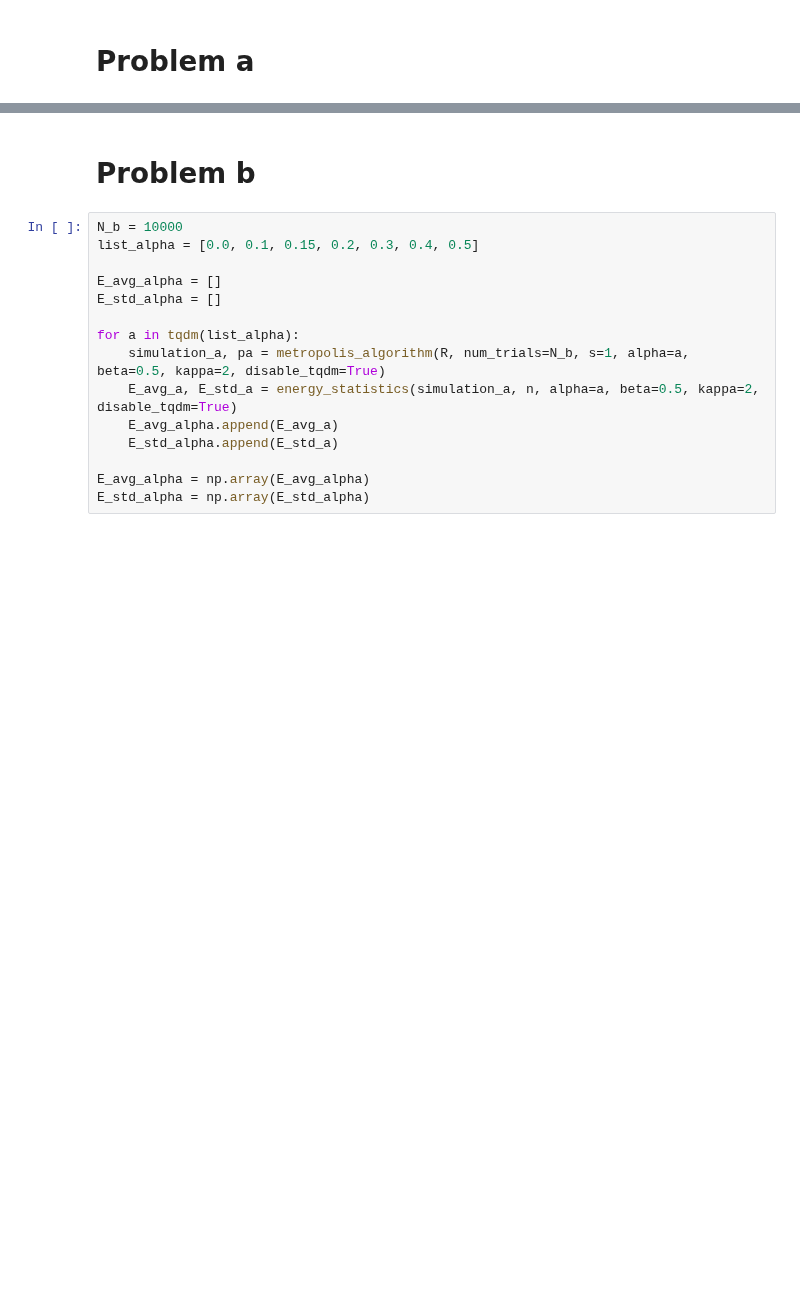
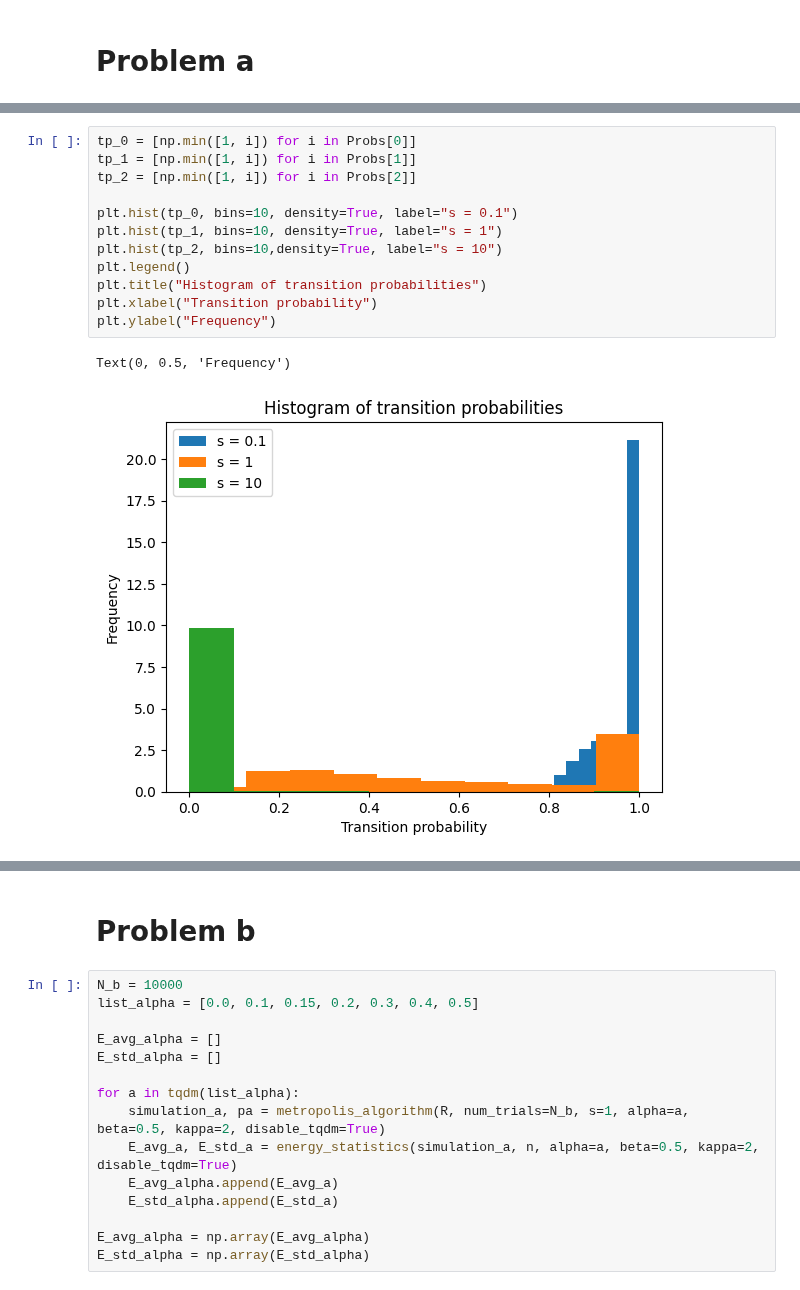
Before and after one commit to corinnawegner/Computational-physics, a Jupyter notebook: Project 5/Problem 1.ipynb, the cells around one changed output, grey strips where cells are left out. Saved outputs shown, nothing was run; the diff lists cells and outputs as text; blank space fills up the shorter version.

```diff
--- a/Project 5/Problem 1.ipynb
+++ b/Project 5/Problem 1.ipynb
@@ -166,0 +164,15 @@ print(pd.DataFrame({"s": list_s, "mean": E_avg[:,-1], "$\sigma$": E_std[:,-1]}))
+# %%
+tp_0 = [np.min([1, i]) for i in Probs[0]]
+tp_1 = [np.min([1, i]) for i in Probs[1]]
+tp_2 = [np.min([1, i]) for i in Probs[2]]
+
+plt.hist(tp_0, bins=10, density=True, label="s = 0.1")
+plt.hist(tp_1, bins=10, density=True, label="s = 1")
+plt.hist(tp_2, bins=10,density=True, label="s = 10")
+plt.legend()
+plt.title("Histogram of transition probabilities")
+plt.xlabel("Transition probability")
+plt.ylabel("Frequency")
+# %% [output]
+Text(0, 0.5, 'Frequency')
+[figure, added]
```
Also changed, not shown: parts of 43 cells of this notebook, 2 other files.
